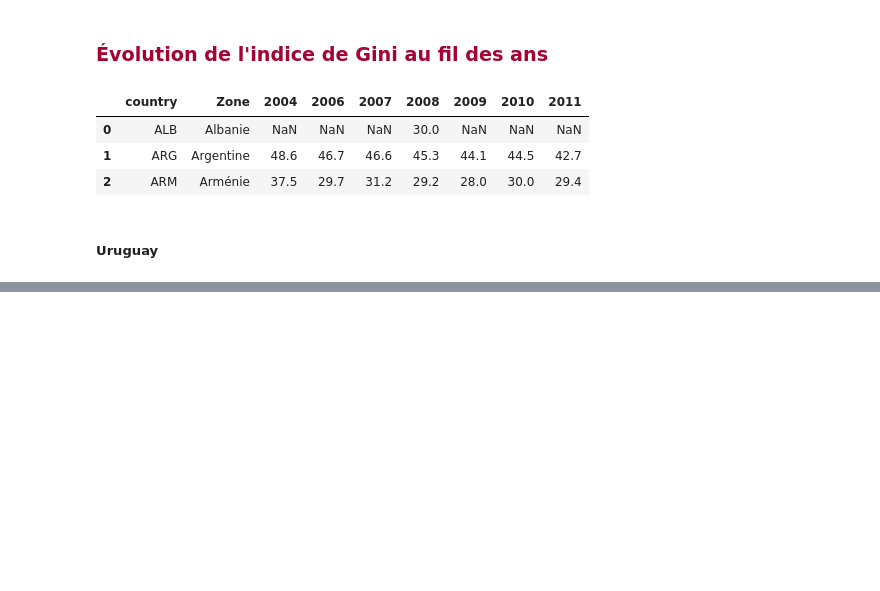
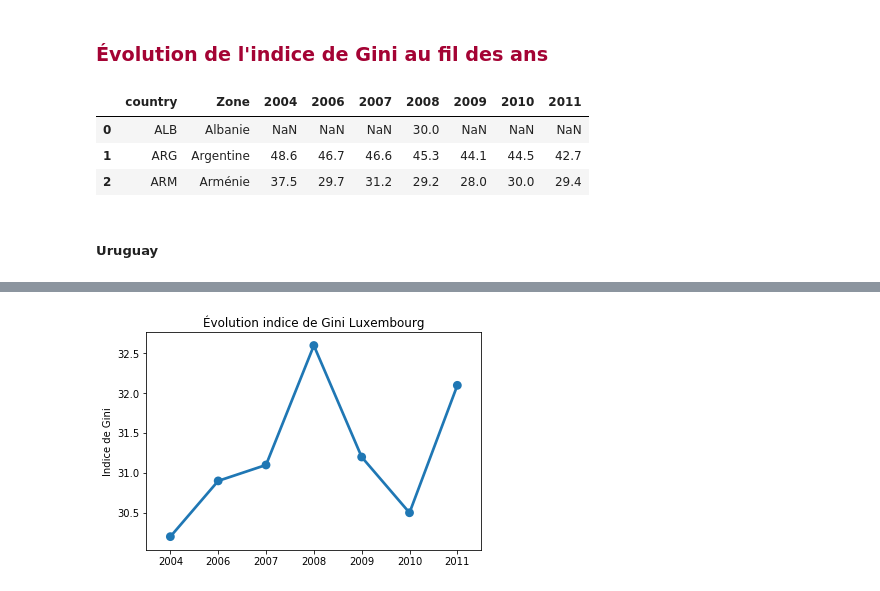
Before and after one commit to MattSioll/DataAnalyst, a Jupyter notebook: Projet 7/P7_01_Code.ipynb, the cells around one changed output, grey strips where cells are left out. Saved outputs shown, nothing was run; the diff lists cells and outputs as text; code cells hidden in the pictures; blank space fills up the shorter version.

```diff
--- a/Projet 7/P7_01_Code.ipynb
+++ b/Projet 7/P7_01_Code.ipynb
@@ -609,0 +316,4 @@ GiniURY
+# %%
+Evolution_Gini('LUX', 'Luxembourg')
+# %% [output]
+[figure, added]
```
Also changed, not shown: parts of 100 cells of this notebook.
